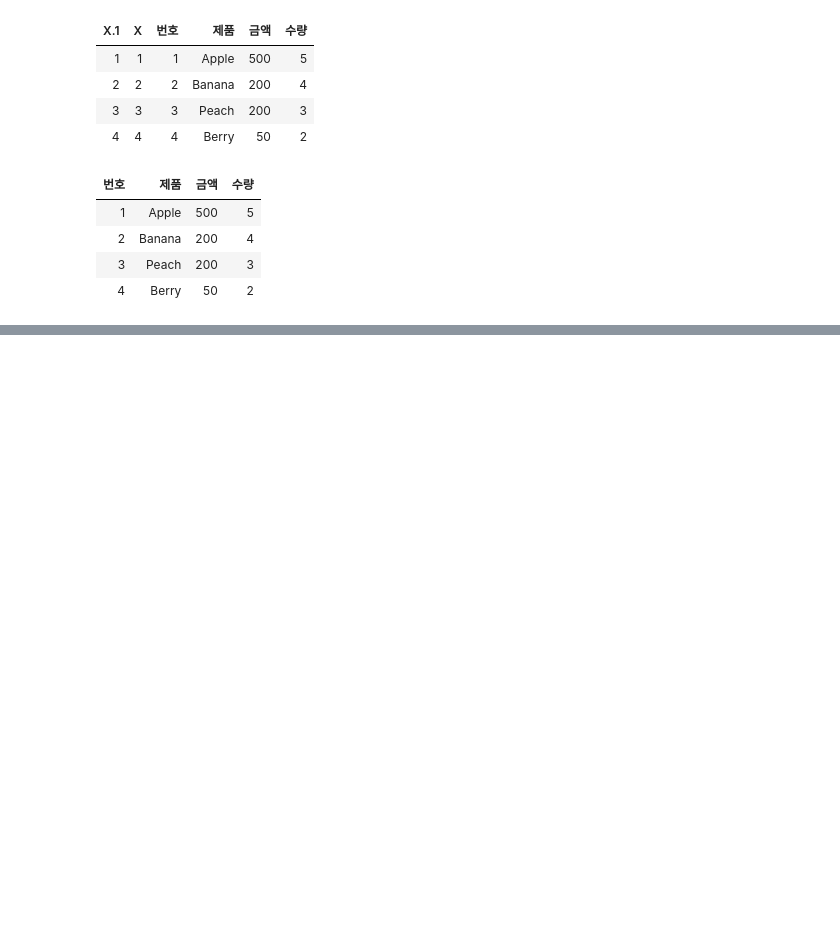
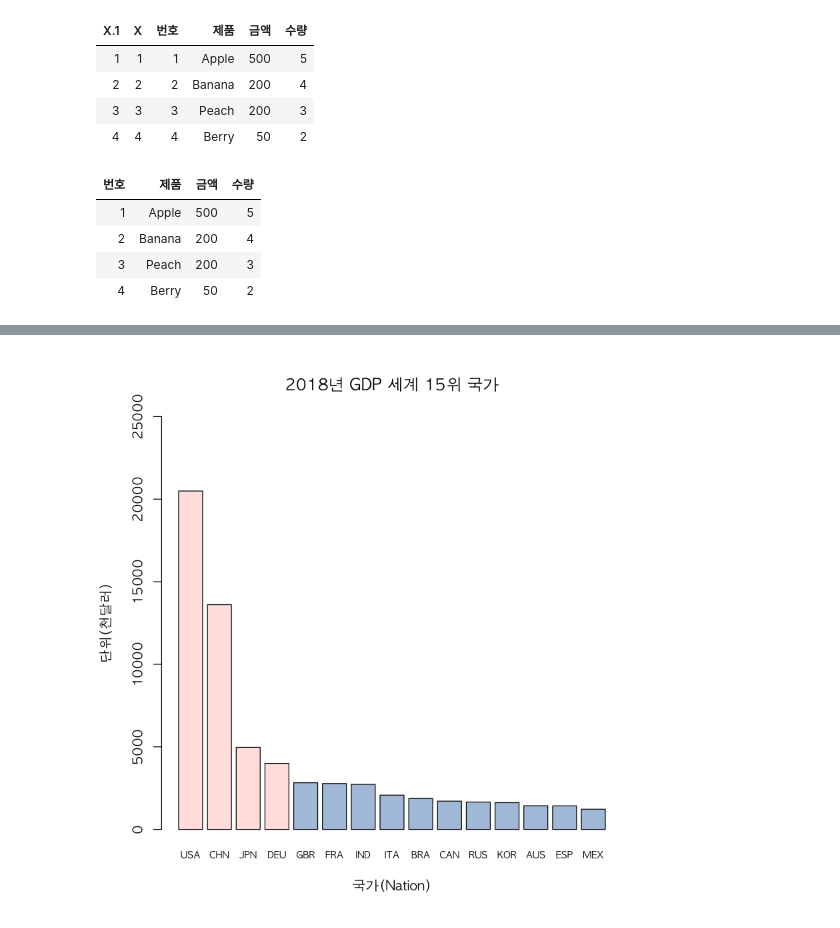
Before and after one commit to monargent0/TJRrrClass, a Jupyter notebook: 08. 파일 입출력.ipynb, the cells around one changed output, grey strips where cells are left out. Cells and saved outputs as stored; diff of their text form; code cells hidden in the pictures; blank space fills up the shorter version.

```diff
--- a/08. 파일 입출력.ipynb
+++ b/08. 파일 입출력.ipynb
@@ -62,0 +234,16 @@ read.csv("../Data/fruit.csv")
+# %%
+# GDP가 3000 이상인 국가 만 빨간색으로 표시하기
+options(scipen=100)
+options(warn = -1)
+par(family = 'AppleGothic')
+barplot(GDP_ranking15$GDP / 1000, # GDP상위 15개국 Data
+        main = "2018년 GDP 세계 15위 국가",
+        xlab = "국가(Nation)",
+        ylab = "단위(천달러)",
+        names = GDP_ranking15$Code,
+        cex.names = 0.7,
+        col = ifelse(GDP_ranking15$GDP/1000 >= 3000, "mistyrose", "Light steel blue"),
+        ylim = c(0 , 25000)
+     )
+# %% [output]
+[figure, added]
```
Also changed, not shown: parts of 48 cells of this notebook, 3 other files.
